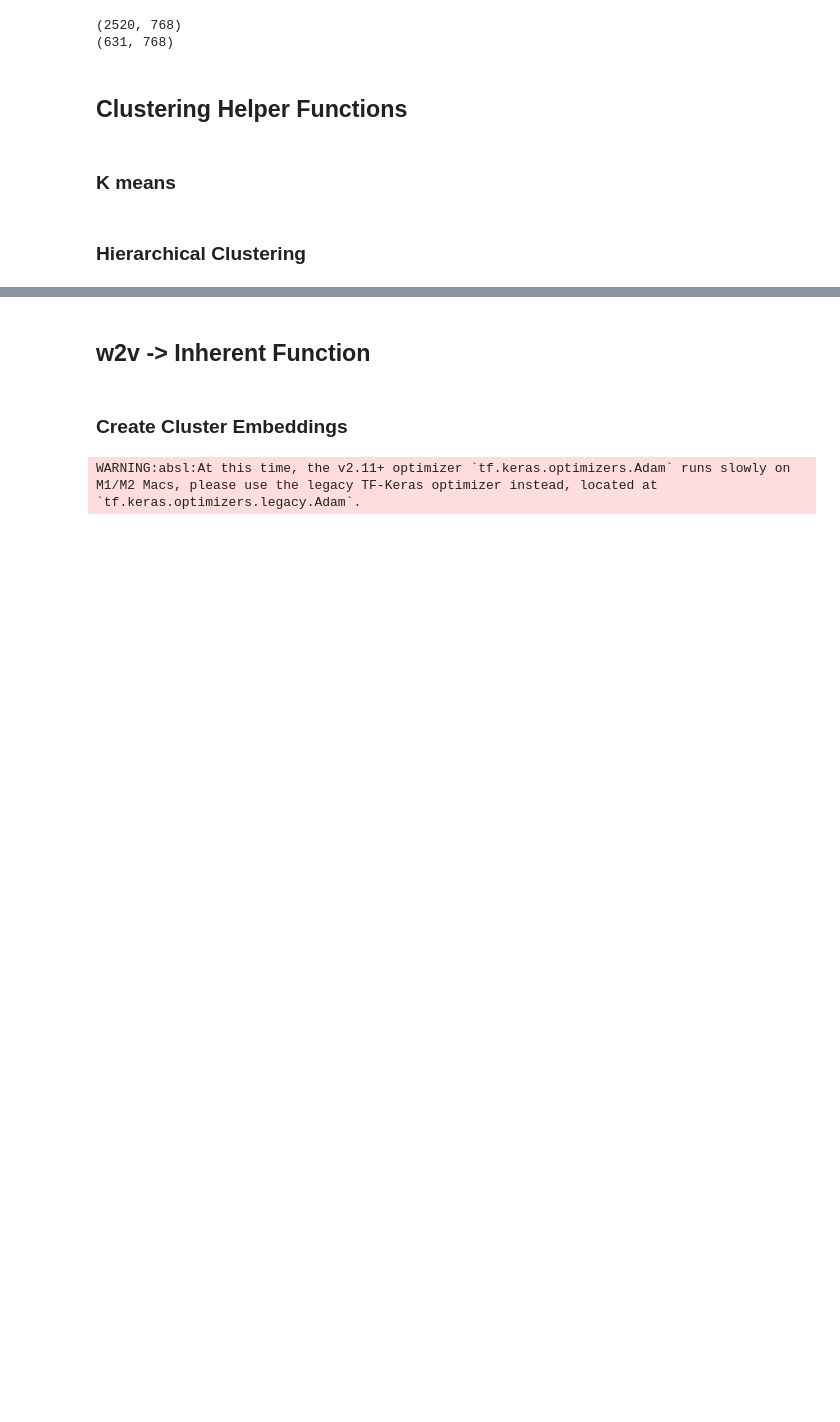
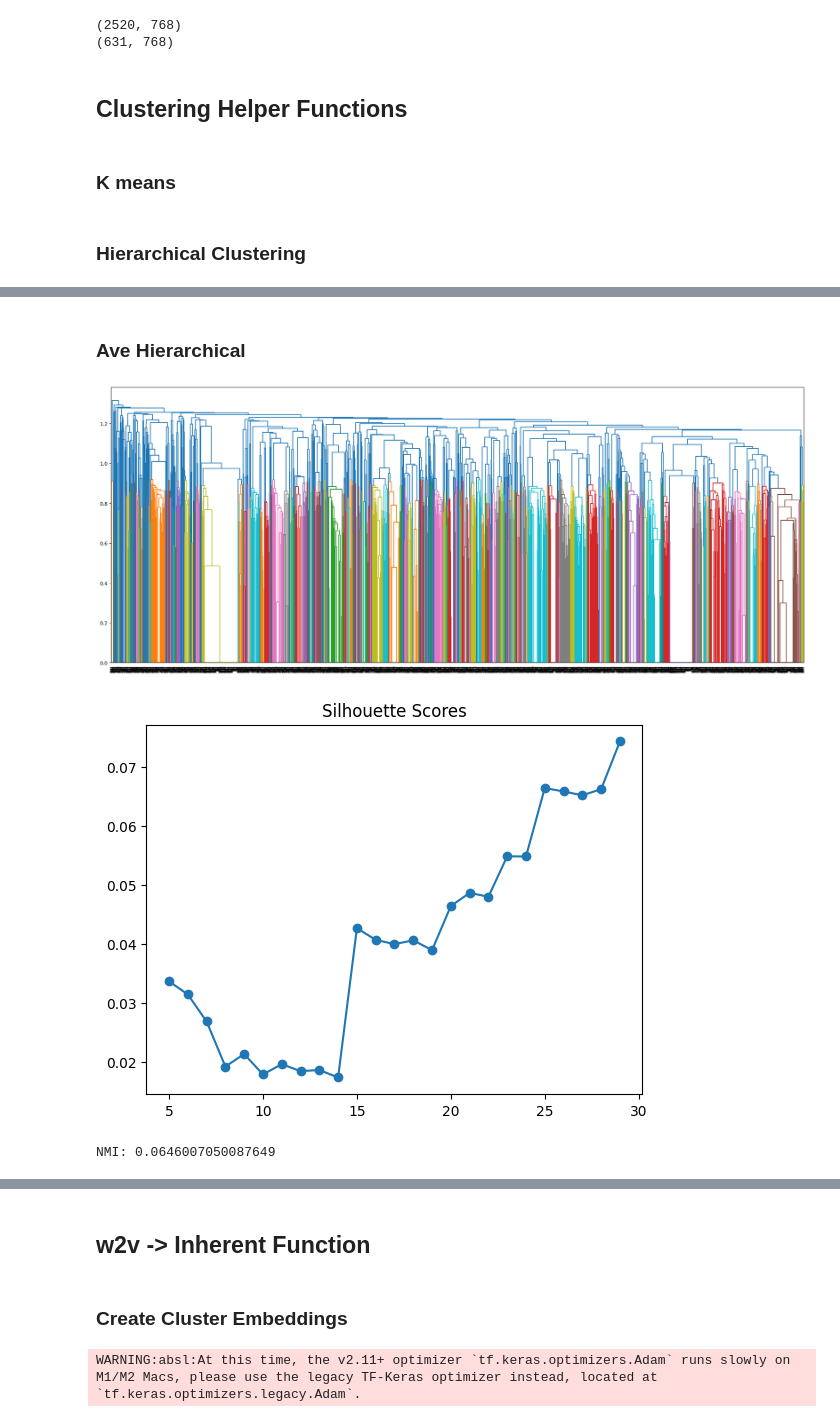
Before and after one commit to nlp-tlp/Hons24-Jadeyn, a Jupyter notebook: Sentence_Similarity/CNN_sbert copy.ipynb, the cells around one changed output, grey strips where cells are left out. Drawn from its saved outputs; the diff is of its cells as text; code cells hidden in the pictures; blank space fills up the shorter version.

```diff
--- a/Sentence_Similarity/CNN_sbert copy.ipynb
+++ b/Sentence_Similarity/CNN_sbert copy.ipynb
@@ -910,0 +985,2 @@ def get_hierarchical_clusters(k, linkage_data):
+# %%
+run_kmeans_best_k(15, SBERT_embeddings_all)
@@ -910,0 +1005,8 @@ def get_hierarchical_clusters(k, linkage_data):
+# %% [markdown]
+### Ave Hierarchical
+# %%
+linkage_data_ave = perform_hierarchical_clustering(SBERT_embeddings_all, "average")
+# %% [output]
+[figure, added]
+[figure, added]
+NMI: 0.0646007050087649
```
Also changed, not shown: parts of 33 cells of this notebook.
